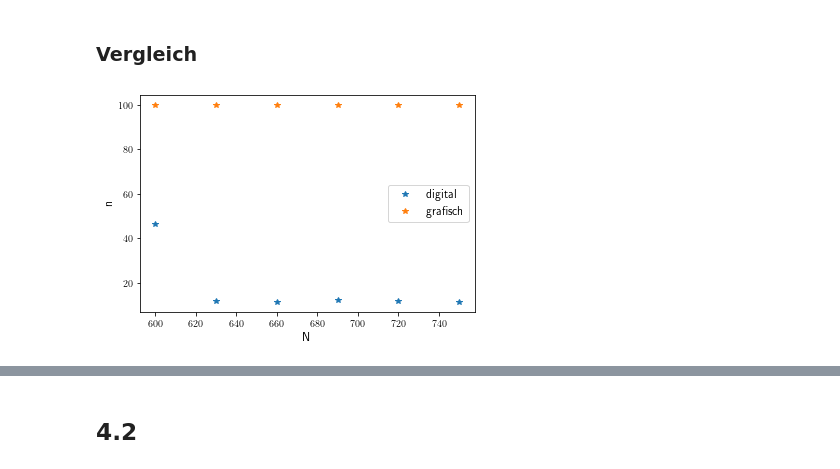
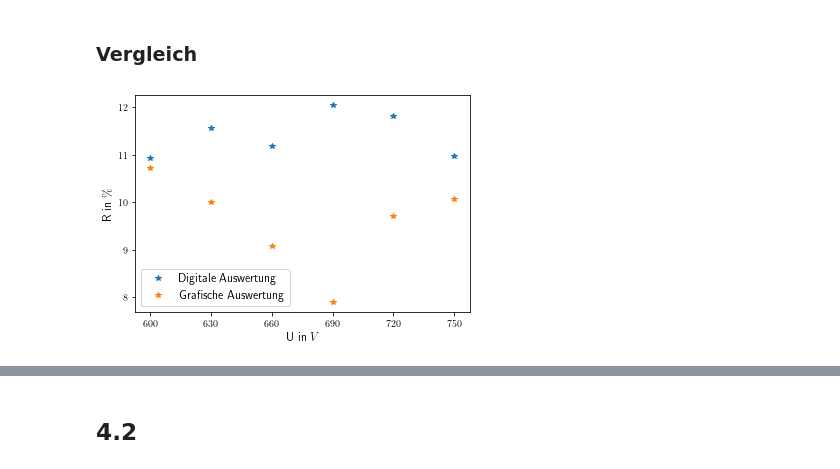
Before and after one commit to lxcrxm/Praktikum_V3, a Jupyter notebook: V3.ipynb, the cells around one changed output, grey strips where cells are left out. Saved outputs shown, nothing was run; the diff lists cells and outputs as text; code cells hidden in the pictures.

```diff
--- a/V3.ipynb
+++ b/V3.ipynb
@@ -45,7 +45,10 @@ def funca(A, Mu, Sigma, B):
 # %%
 a_digital = np.zeros(6)
 for i in range(0, 6):
-    a_digital[i] = funca(A1_UAMuSigmaB[i, 1], A1_UAMuSigmaB[i, 2], A1_UAMuSigmaB[i, 3], A1_UAMuSigmaB[i, 4])
+    #a_digital[i] = funca(A1_UAMuSigmaB[i, 1], A1_UAMuSigmaB[i, 2], A1_UAMuSigmaB[i, 3], A1_UAMuSigmaB[i, 4])
+    a_digital[i] = 2.35 * A1_UAMuSigmaB[i, 3]
 
-a_digital
+a_digital_DF = pd.DataFrame(np.round(np.transpose(a_digital), 1))
+b_digital_DF = pd.DataFrame(np.round(A1_UAMuSigmaB[:,2], 1))
+a_digital_DF, b_digital_DF
 # %% [output]
@@ -89,13 +112,17 @@ array([[ 3.04997141,  0.91779736,  1.03583241,  1.31560973,  1.50970805,
 # %% [markdown]
 ### Grafisch
 # %%
-ab_grafisch = np.array([[1,1,1,1,1,1], [1,1,1,1,1,1]])
+ab_grafisch = np.array([[0.3,0.4,0.5,0.6,1,1.4], [2.8, 4.0, 5.5, 7.6, 10.3, 13.9]])
 
-KR_grafisch = np.zeros([2,6])
+KR_grafisch = np.zeros([2,6]) # np.zeros([3,6])
 
 for i in range(0, 6):
     KR_grafisch[0, i] = ab_grafisch[0, i] / np.sqrt(ab_grafisch[1, i])
     KR_grafisch[1, i] = KR_grafisch[0 ,i] / np.sqrt(ab_grafisch[1, i]) *100 #Prozent
+    #KR_grafisch[2, i] = ab_grafisch[0 ,i] / ab_grafisch[1, i] *100 #Prozent
 
-KR_grafisch
+KR_grafisch, ab_grafisch
+ab_grafisch_DF = pd.DataFrame(np.round(np.transpose(ab_grafisch), 1))
+KR_grafisch_DF = pd.DataFrame(np.round(np.transpose(KR_grafisch), 1))
+ab_grafisch_DF
 # %% [output]
@@ -104,18 +136,22 @@ array([[  1.,   1.,   1.,   1.,   1.,   1.],
 # %% [markdown]
 ### Vergleich
 # %%
-plt.plot(A1_UAMuSigmaB[:, 0], KR_digital[1, :] ,'*', label = 'digital' )
-plt.plot(A1_UAMuSigmaB[:, 0], KR_grafisch[1, :] , '*', label = 'grafisch' )
+plt.plot(A1_UAMuSigmaB[:, 0], KR_digital[1, :] ,'*', label = 'Digitale Auswertung' )
+plt.plot(A1_UAMuSigmaB[:, 0], KR_grafisch[1, :] , '*', label = 'Grafische Auswertung' )
 
 
 plt.legend(fontsize = 12)
 
-plt.xlabel('N', fontsize = 12)
-plt.ylabel('n', fontsize = 12)
+plt.xlabel('U in $V$', fontsize = 12)
+plt.ylabel('R in $\%$', fontsize = 12)
+
+#values = ['A', 'B', 'C', 'D','E','F']
+
+plt.xticks(A1_UAMuSigmaB[:, 0])
 
 #plt.ylim([0, 13000])
 #plt.xlim([0, 250])
 
 plt.savefig('Vergleich.png', dpi=300)
 # %% [output]
-[figure, old version]
+[figure, new version]
```
Also changed, not shown: parts of 17 cells of this notebook.
